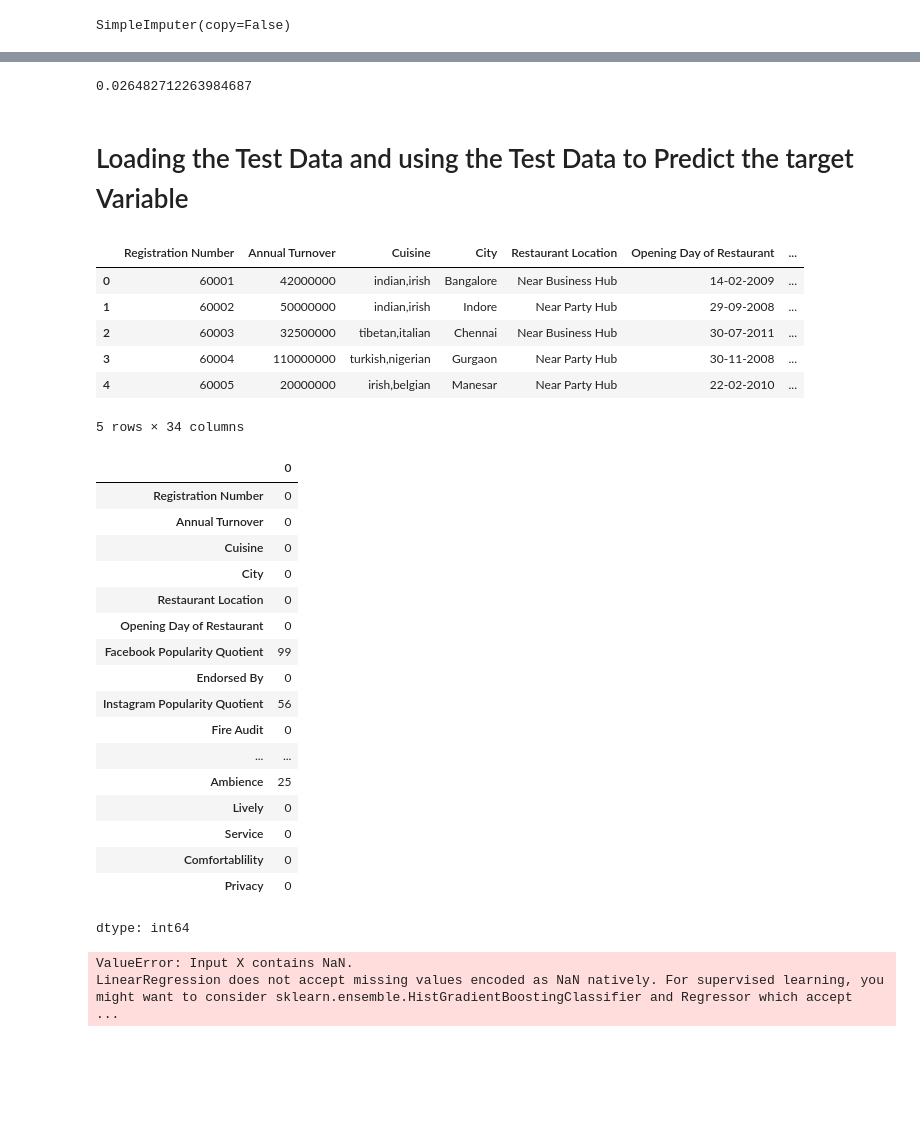
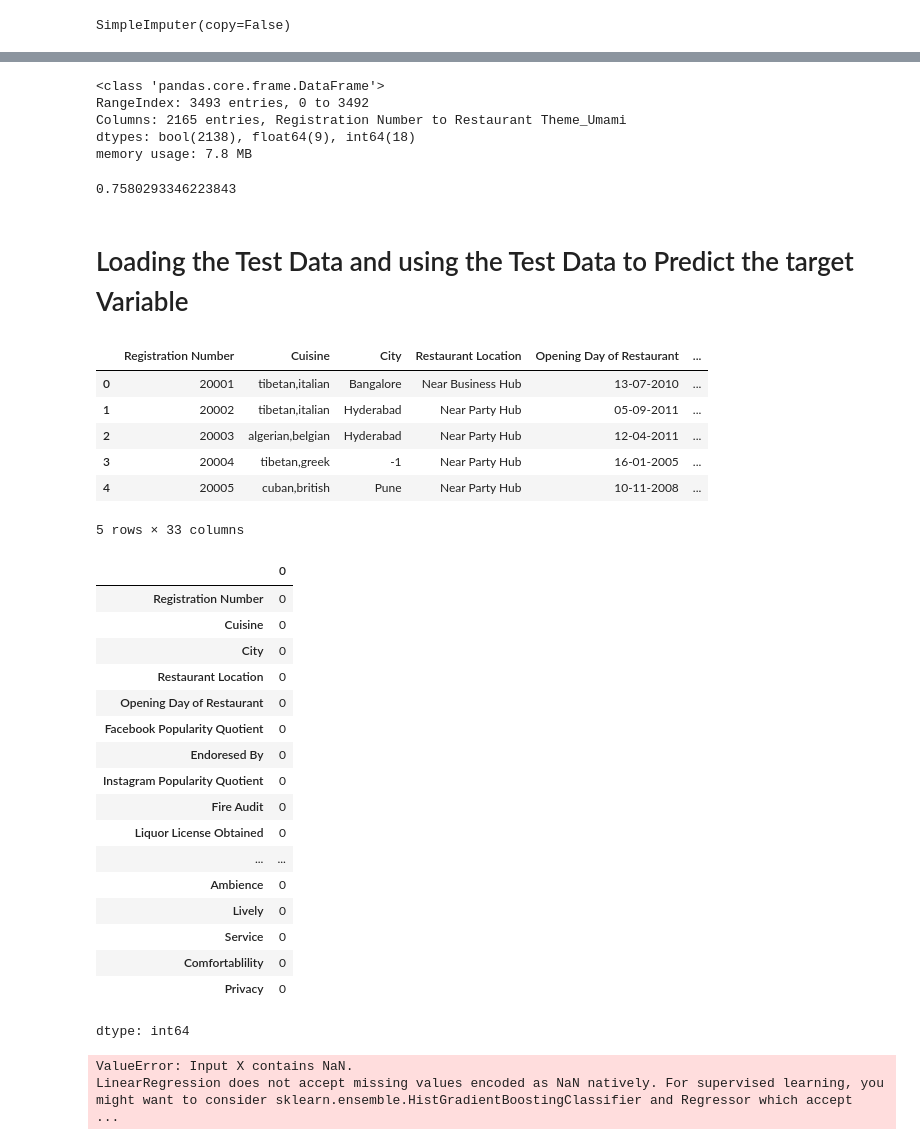
Before and after one commit to braju78/pythonFundamentals, a Jupyter notebook: Hackathons/Restaurant Turnover Prediction/Hackathon_Sample_Code.ipynb, the cells around one changed output, grey strips where cells are left out. Drawn from its saved outputs; the diff is of its cells as text; code cells hidden in the pictures; blank space fills up the shorter version.

```diff
--- a/Hackathons/Restaurant Turnover Prediction/Hackathon_Sample_Code.ipynb
+++ b/Hackathons/Restaurant Turnover Prediction/Hackathon_Sample_Code.ipynb
@@ -86,0 +137,8 @@ df_train[['Ambience']] = SI.transform(df_train[['Ambience']])
+# %%
+df_train.info()
+# %% [output]
+<class 'pandas.core.frame.DataFrame'>
+RangeIndex: 3493 entries, 0 to 3492
+Columns: 2165 entries, Registration Number to Restaurant Theme_Umami
+dtypes: bool(2138), float64(9), int64(18)
+memory usage: 7.8 MB
@@ -95,22 +169,22 @@ model = LR.fit(IPQ,df_train['Annual Turnover'])
 # %%
 ## Checking the score of the function on the training data
 
-model.score(IPQ,df_train['Annual Turnover'])
+model.score(X_train,y_train)
 # %% [output]
-0.026482712263984687
+0.7580293346223843
 # %% [markdown]
 # Loading the Test Data and using the Test Data to Predict the target Variable
 # %%
-df_test = pd.read_csv('/content/Train_dataset.csv')
+df_test = pd.read_csv('/content/Test_dataset.csv')
 df_test.head()
 # %% [output]
-|  | Registration Number | Annual Turnover | Cuisine | City | Restaurant Location | Opening Day of Restaurant | ... |
-| 0 | 60001 | 42000000 | indian,irish | Bangalore | Near Business Hub | 14-02-2009 | ... |
-| 1 | 60002 | 50000000 | indian,irish | Indore | Near Party Hub | 29-09-2008 | ... |
-| 2 | 60003 | 32500000 | tibetan,italian | Chennai | Near Business Hub | 30-07-2011 | ... |
-| 3 | 60004 | 110000000 | turkish,nigerian | Gurgaon | Near Party Hub | 30-11-2008 | ... |
-| 4 | 60005 | 20000000 | irish,belgian | Manesar | Near Party Hub | 22-02-2010 | ... |
+|  | Registration Number | Cuisine | City | Restaurant Location | Opening Day of Restaurant | ... |
+| 0 | 20001 | tibetan,italian | Bangalore | Near Business Hub | 13-07-2010 | ... |
+| 1 | 20002 | tibetan,italian | Hyderabad | Near Party Hub | 05-09-2011 | ... |
+| 2 | 20003 | algerian,belgian | Hyderabad | Near Party Hub | 12-04-2011 | ... |
+| 3 | 20004 | tibetan,greek | -1 | Near Party Hub | 16-01-2005 | ... |
+| 4 | 20005 | cuban,british | Pune | Near Party Hub | 10-11-2008 | ... |
-5 rows × 34 columns
+5 rows × 33 columns
 # %%
 ## Checking for the null values
 
@@ -118,17 +192,17 @@ df_test.isnull().sum()
 # %% [output]
 |  | 0 |
 | Registration Number | 0 |
-| Annual Turnover | 0 |
 | Cuisine | 0 |
 | City | 0 |
 | Restaurant Location | 0 |
 | Opening Day of Restaurant | 0 |
-| Facebook Popularity Quotient | 99 |
-| Endorsed By | 0 |
-| Instagram Popularity Quotient | 56 |
+| Facebook Popularity Quotient | 0 |
+| Endoresed By | 0 |
+| Instagram Popularity Quotient | 0 |
 | Fire Audit | 0 |
+| Liquor License Obtained | 0 |
 | ... | ... |
-| Ambience | 25 |
+| Ambience | 0 |
 | Lively | 0 |
 | Service | 0 |
 | Comfortablility | 0 |
```
Also changed, not shown: parts of 5 cells of this notebook.
